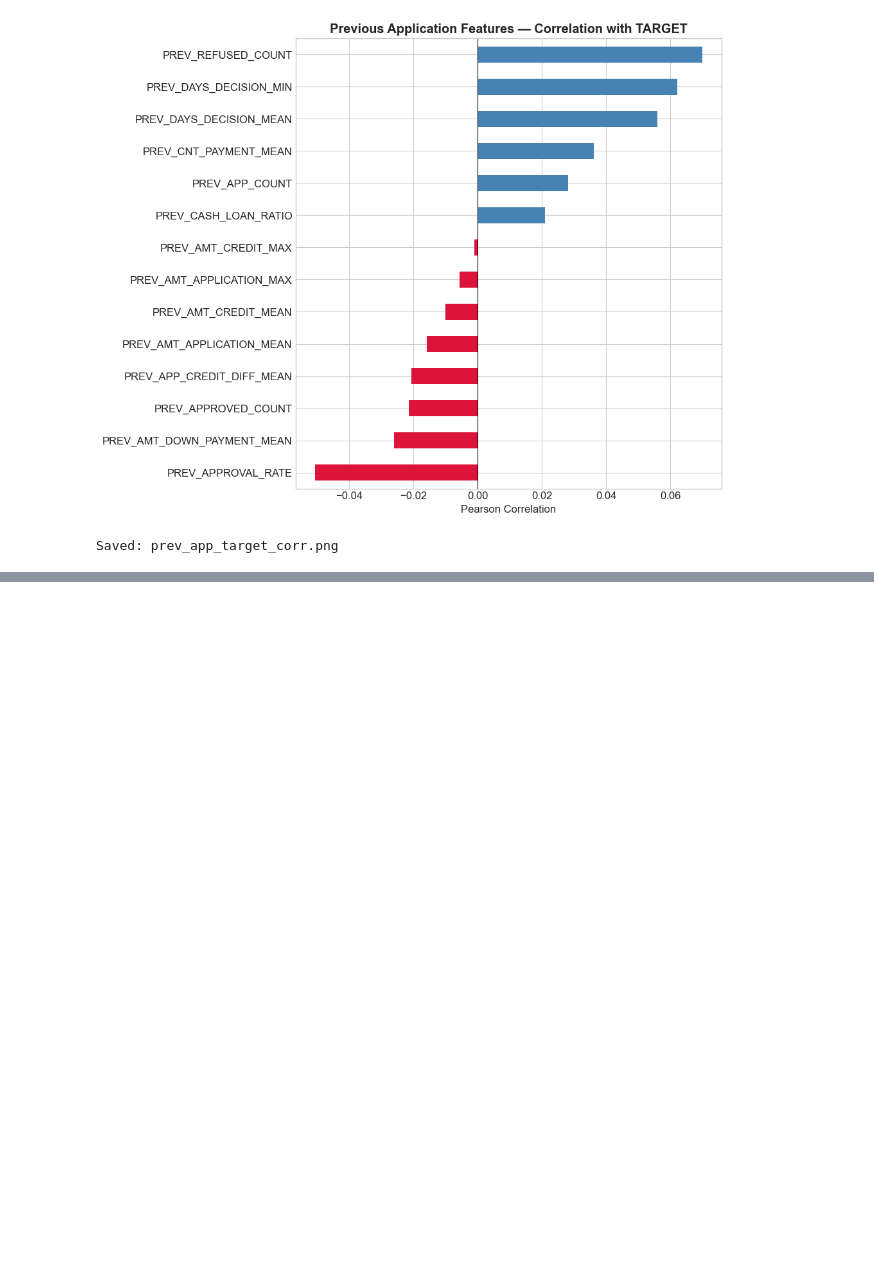
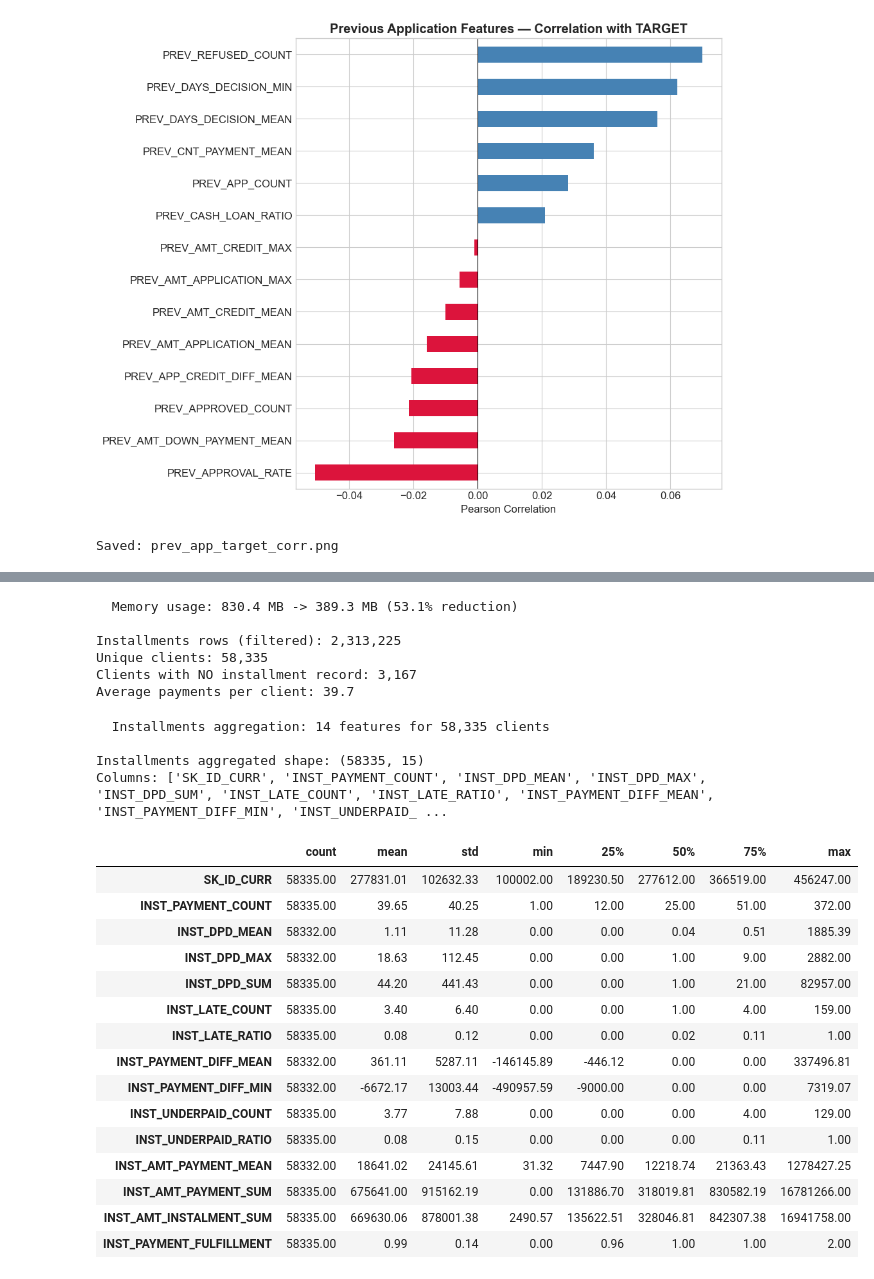
Before and after one commit to busrakurunceng/Ai_Credit_Risk, a Jupyter notebook: notebooks/02_feature_engineering.ipynb, the cells around one changed output, grey strips where cells are left out. Cells and saved outputs as stored; diff of their text form; code cells hidden in the pictures; blank space fills up the shorter version.

```diff
--- a/notebooks/02_feature_engineering.ipynb
+++ b/notebooks/02_feature_engineering.ipynb
@@ -425,0 +440,45 @@ Saved: prev_app_target_corr.png
+# %%
+# Load installments_payments table (13.6M rows — largest table)
+inst = pd.read_csv(os.path.join(DATA_DIR, 'installments_payments.csv'))
+inst = reduce_memory_usage(inst, verbose=True)
+
+# Filter to sampled train clients
+inst = inst[inst['SK_ID_CURR'].isin(train_ids)].reset_index(drop=True)
+print(f"\nInstallments rows (filtered): {len(inst):,}")
+print(f"Unique clients: {inst['SK_ID_CURR'].nunique():,}")
+print(f"Clients with NO installment record: {len(train_ids) - inst['SK_ID_CURR'].nunique():,}")
+print(f"Average payments per client: {len(inst) / inst['SK_ID_CURR'].nunique():.1f}")
+# %% [output]
+  Memory usage: 830.4 MB -> 389.3 MB (53.1% reduction)
+
+Installments rows (filtered): 2,313,225
+Unique clients: 58,335
+Clients with NO installment record: 3,167
+Average payments per client: 39.7
+# %%
+# Aggregate to one row per client
+inst_agg = aggregate_installments(inst)
+print(f"\nInstallments aggregated shape: {inst_agg.shape}")
+print(f"Columns: {list(inst_agg.columns)}")
+inst_agg.describe().T
+# %% [output]
+  Installments aggregation: 14 features for 58,335 clients
+
+Installments aggregated shape: (58335, 15)
+Columns: ['SK_ID_CURR', 'INST_PAYMENT_COUNT', 'INST_DPD_MEAN', 'INST_DPD_MAX', 'INST_DPD_SUM', 'INST_LATE_COUNT', 'INST_LATE_RATIO', 'INST_PAYMENT_DIFF_MEAN', 'INST_PAYMENT_DIFF_MIN', 'INST_UNDERPAID_ ...
+|  | count | mean | std | min | 25% | 50% | 75% | max |
+| SK_ID_CURR | 58335.00 | 277831.01 | 102632.33 | 100002.00 | 189230.50 | 277612.00 | 366519.00 | 456247.00 |
+| INST_PAYMENT_COUNT | 58335.00 | 39.65 | 40.25 | 1.00 | 12.00 | 25.00 | 51.00 | 372.00 |
+| INST_DPD_MEAN | 58332.00 | 1.11 | 11.28 | 0.00 | 0.00 | 0.04 | 0.51 | 1885.39 |
+| INST_DPD_MAX | 58332.00 | 18.63 | 112.45 | 0.00 | 0.00 | 1.00 | 9.00 | 2882.00 |
+| INST_DPD_SUM | 58335.00 | 44.20 | 441.43 | 0.00 | 0.00 | 1.00 | 21.00 | 82957.00 |
+| INST_LATE_COUNT | 58335.00 | 3.40 | 6.40 | 0.00 | 0.00 | 1.00 | 4.00 | 159.00 |
+| INST_LATE_RATIO | 58335.00 | 0.08 | 0.12 | 0.00 | 0.00 | 0.02 | 0.11 | 1.00 |
+| INST_PAYMENT_DIFF_MEAN | 58332.00 | 361.11 | 5287.11 | -146145.89 | -446.12 | 0.00 | 0.00 | 337496.81 |
+| INST_PAYMENT_DIFF_MIN | 58332.00 | -6672.17 | 13003.44 | -490957.59 | -9000.00 | 0.00 | 0.00 | 7319.07 |
+| INST_UNDERPAID_COUNT | 58335.00 | 3.77 | 7.88 | 0.00 | 0.00 | 0.00 | 4.00 | 129.00 |
+| INST_UNDERPAID_RATIO | 58335.00 | 0.08 | 0.15 | 0.00 | 0.00 | 0.00 | 0.11 | 1.00 |
+| INST_AMT_PAYMENT_MEAN | 58332.00 | 18641.02 | 24145.61 | 31.32 | 7447.90 | 12218.74 | 21363.43 | 1278427.25 |
+| INST_AMT_PAYMENT_SUM | 58335.00 | 675641.00 | 915162.19 | 0.00 | 131886.70 | 318019.81 | 830582.19 | 16781266.00 |
+| INST_AMT_INSTALMENT_SUM | 58335.00 | 669630.06 | 878001.38 | 2490.57 | 135622.51 | 328046.81 | 842307.38 | 16941758.00 |
+| INST_PAYMENT_FULFILLMENT | 58335.00 | 0.99 | 0.14 | 0.00 | 0.96 | 1.00 | 1.00 | 2.00 |
```
Also changed, not shown: parts of 8 cells of this notebook, 1 other file.
